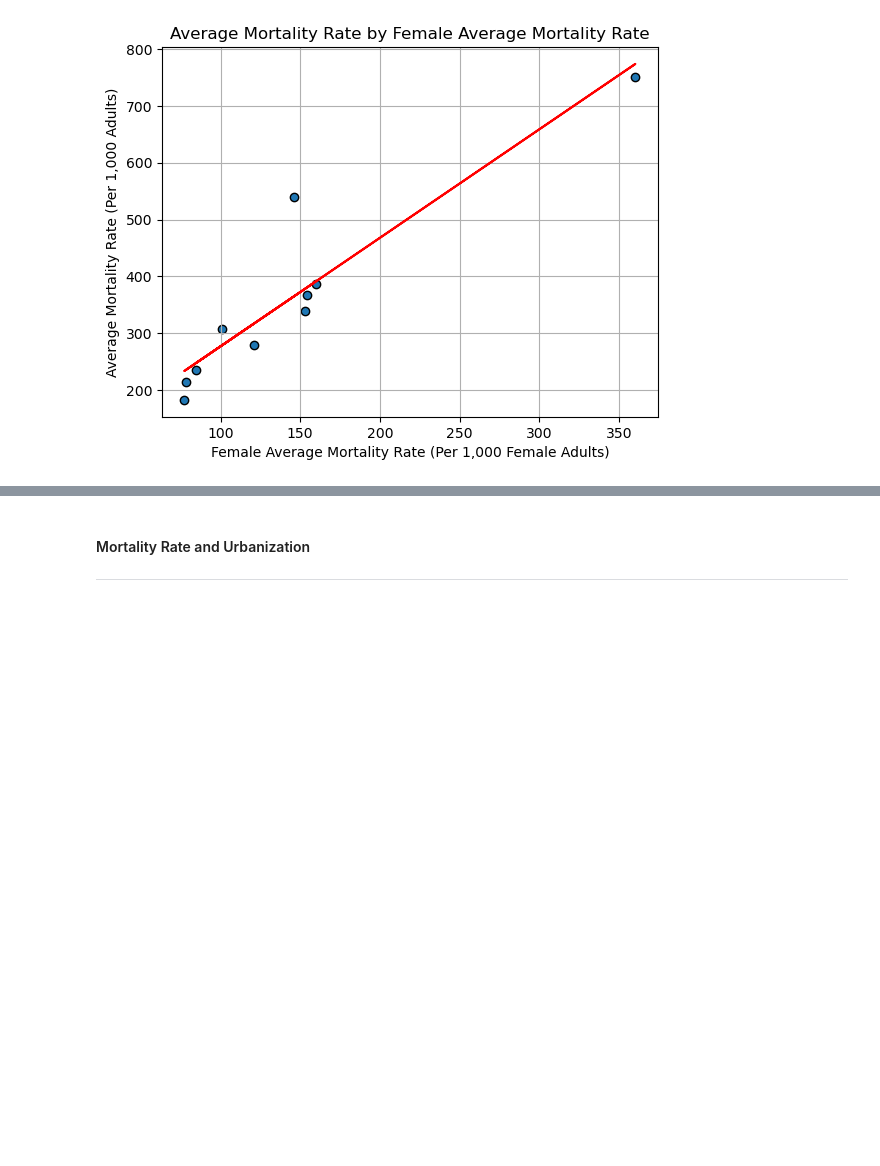
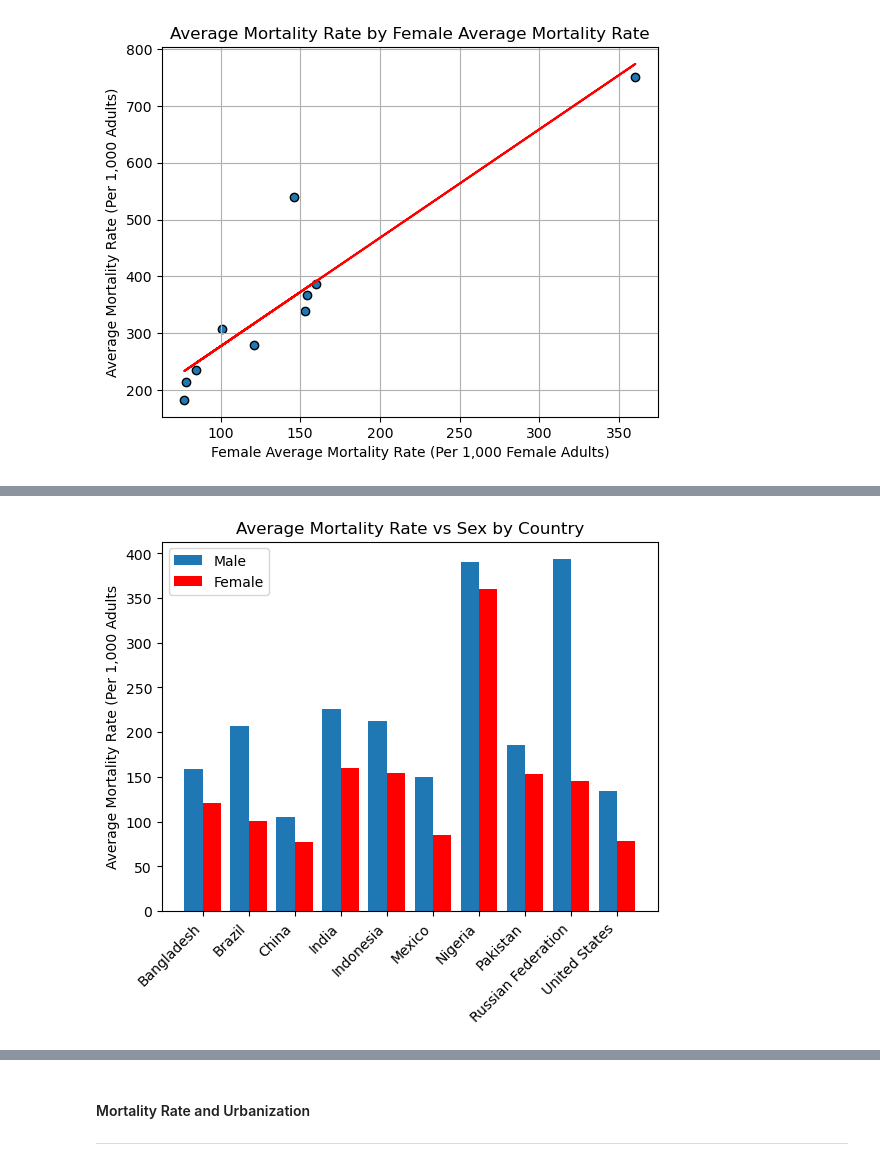
Before and after one commit to ralphy32/project_1, a Jupyter notebook: project1.ipynb, the cells around one changed output, grey strips where cells are left out. Saved outputs shown, nothing was run; the diff lists cells and outputs as text; code cells hidden in the pictures; blank space fills up the shorter version.

```diff
--- a/project1.ipynb
+++ b/project1.ipynb
@@ -362,0 +408,24 @@ plt.show()
+# %%
+# Plot bar graph of Average Mortality Rate vs Sex by Country
+x_values = sorted_gender_df["Country"]
+y1_values = sorted_gender_df["Male Average Mortality Rate (Per 1,000 Male Adults)"]
+y2_values = sorted_gender_df["Female Average Mortality Rate (Per 1,000 Female Adults)"]
+
+X_axis = np.arange(len(x_values))
+
+plt.bar(X_axis - 0.2, y1_values, 0.4, label = 'Male')
+plt.bar(X_axis + 0.2, y2_values, 0.4, label = 'Female', color="r")
+
+plt.xticks(X_axis, x_values,rotation=45, ha="right", va="top")
+plt.ylabel("Average Mortality Rate (Per 1,000 Adults)")
+plt.title("Average Mortality Rate vs Sex by Country")
+
+plt.legend()
+
+# Save the figure
+plt.savefig("output_figs/Average Mortality Rate vs Sex by Country.png")
+
+# Display the figure
+plt.show()
+# %% [output]
+[figure, added]
```
Also changed, not shown: parts of 4 cells of this notebook.
